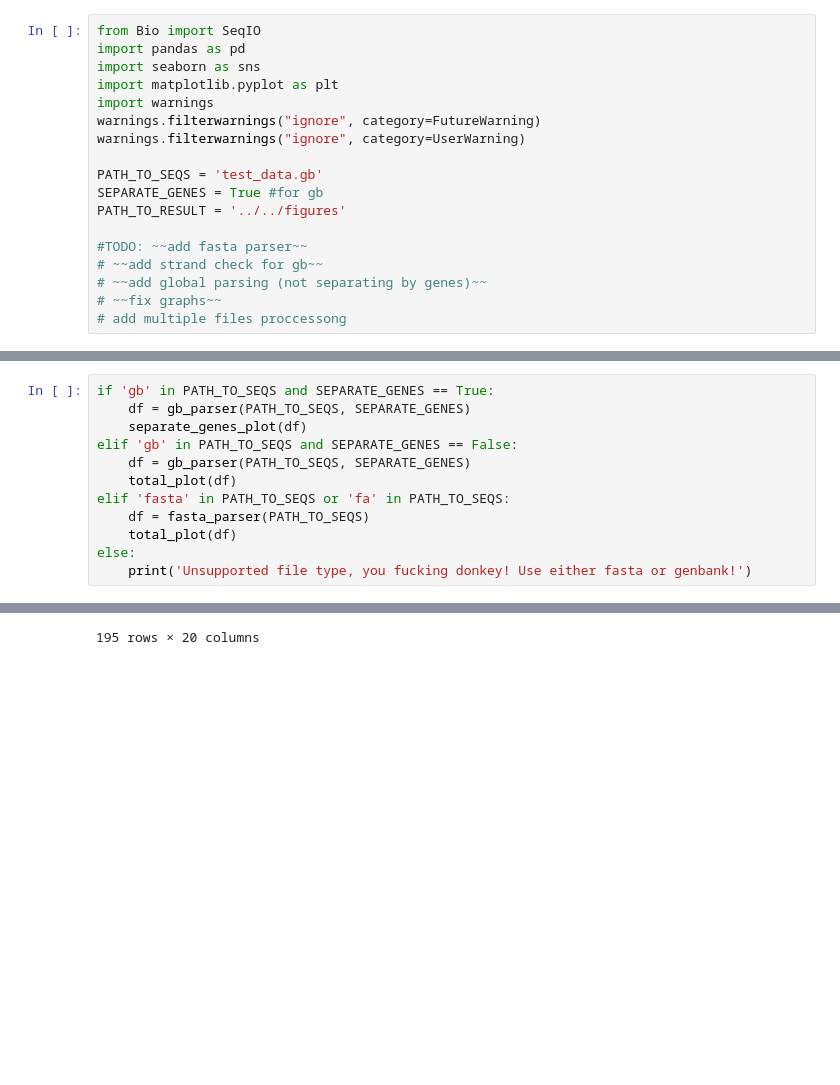
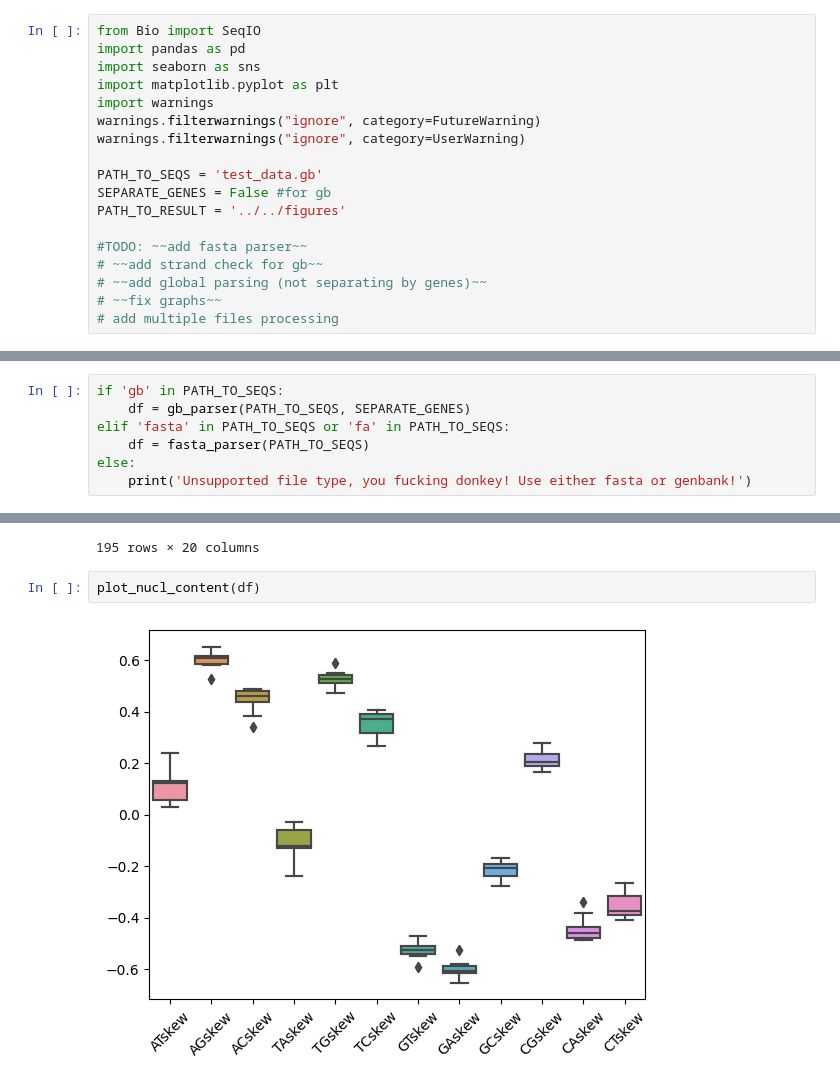
Before and after one commit to blackturtle71/CockTermMutspecRedone, a Jupyter notebook: scripts/EcoClub/nucl_content.ipynb, the cells around one changed output, grey strips where cells are left out. Cells and saved outputs as stored; diff of their text form; blank space fills up the shorter version.

Commit message:
tidy up plotting process

```diff
--- a/scripts/EcoClub/nucl_content.ipynb
+++ b/scripts/EcoClub/nucl_content.ipynb
@@ -8,14 +8,14 @@ warnings.filterwarnings("ignore", category=FutureWarning)
 warnings.filterwarnings("ignore", category=UserWarning)
 
 PATH_TO_SEQS = 'test_data.gb'
-SEPARATE_GENES = True #for gb
+SEPARATE_GENES = False #for gb
 PATH_TO_RESULT = '../../figures'
 
 #TODO: ~~add fasta parser~~
 # ~~add strand check for gb~~
 # ~~add global parsing (not separating by genes)~~
 # ~~fix graphs~~
-# add multiple files proccessong
+# add multiple files processing
 # %%
 
 skew_types = ['AT', 'AG', 'AC', 'TA', 'TG','TC', 'GT', 'GA', 'GC', 'CG', 'CA', 'CT']
@@ -114,12 +114,7 @@ def total_plot(df):
 # %%
-if 'gb' in PATH_TO_SEQS and SEPARATE_GENES == True:
+if 'gb' in PATH_TO_SEQS:
     df = gb_parser(PATH_TO_SEQS, SEPARATE_GENES)
-    separate_genes_plot(df)
-elif 'gb' in PATH_TO_SEQS and SEPARATE_GENES == False:
-    df = gb_parser(PATH_TO_SEQS, SEPARATE_GENES)
-    total_plot(df)
 elif 'fasta' in PATH_TO_SEQS or 'fa' in PATH_TO_SEQS:
     df = fasta_parser(PATH_TO_SEQS)
-    total_plot(df)
 else:
     print('Unsupported file type, you fucking donkey! Use either fasta or genbank!')
@@ -141,3 +134,7 @@ df
 | 193 | Periplaneta fuliginosa | [Eukaryota, Metazoa, Ecdysozoa, A... | (A, T, G, A, A, T, A, A, A, C, C,... | 391 | 411 | 147 | 183 | CYTB | -0.024938 | 0.453532 | 0.362369 | ... |
 | 194 | Periplaneta fuliginosa | [Eukaryota, Metazoa, Ecdysozoa, A... | (T, T, A, A, A, C, T, A, A, T, A,... | 474 | 226 | 90 | 158 | ND1 | 0.354286 | 0.680851 | 0.5 | ... |
 195 rows × 20 columns
+# %%
+plot_nucl_content(df)
+# %% [output]
+[figure, added]
```
Also changed, not shown: parts of 2 cells of this notebook.
